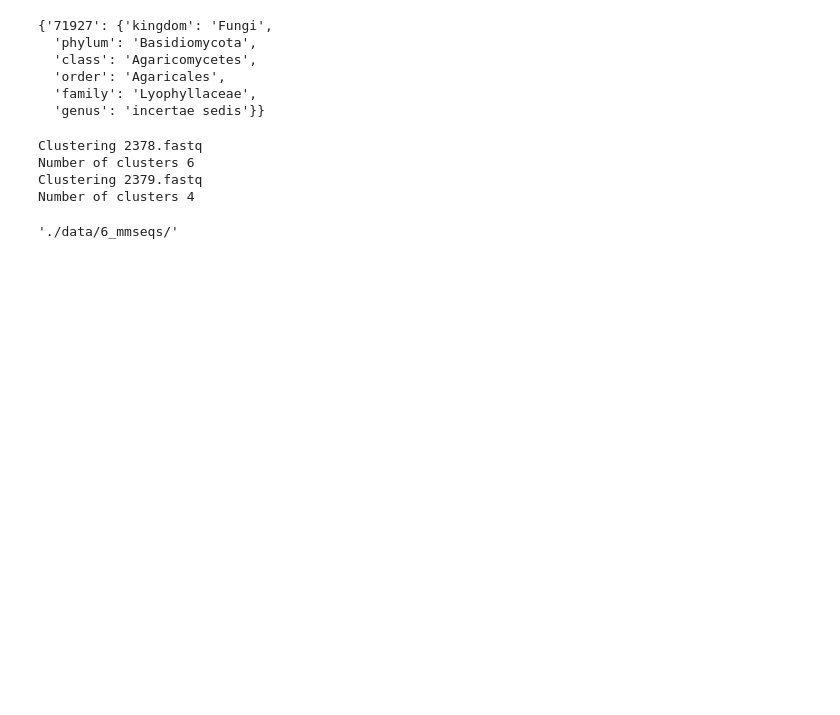
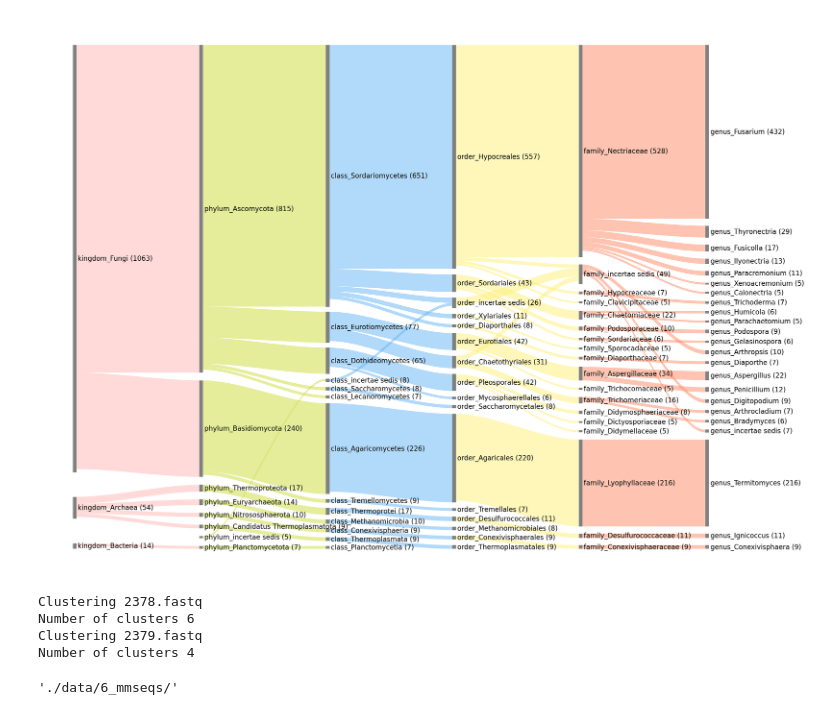
Before and after one commit to Raingel/dumbnano, a Jupyter notebook: main.ipynb, the cells around one changed output. Cells and saved outputs as stored; diff of their text form; code cells hidden in the pictures; blank space fills up the shorter version.

```diff
--- a/main.ipynb
+++ b/main.ipynb
@@ -4,15 +4,13 @@ from nanoact import nanoact
 import importlib
 importlib.reload(nanoact)
 dumb = nanoact.NanoAct()
-# %%
-dumb.custom_taxonomy_sankey("./data/taxonomy_assigned/2932_taxonomyResult.tsv", des = './data/taxonomy_assigned/')
-# %% [output]
-{'71927': {'kingdom': 'Fungi',
-  'phylum': 'Basidiomycota',
-  'class': 'Agaricomycetes',
-  'order': 'Agaricales',
-  'family': 'Lyophyllaceae',
-  'genus': 'incertae sedis'}}
+# %%
+dumb.custom_taxonomy_sankey(src = 'H:/.shortcut-targets-by-id/1WnGFHa0-vc2vLzaAJo35bTJFd5crkDy-/Data/2023-000009_JHOAD1/4_2_taxonomy_lca',
+                            des = './data/taxonomy_assigned/',
+                            minimal_reads=5,
+                            vertical_scale=1.3)
+# %% [output]
+[figure, added]
 # %%
 dumb.singlebar(src="./data/1_nanofilt/10000.fastq",
                des="./data/2_singlebar/",
```
Also changed, not shown: 2 other files.
